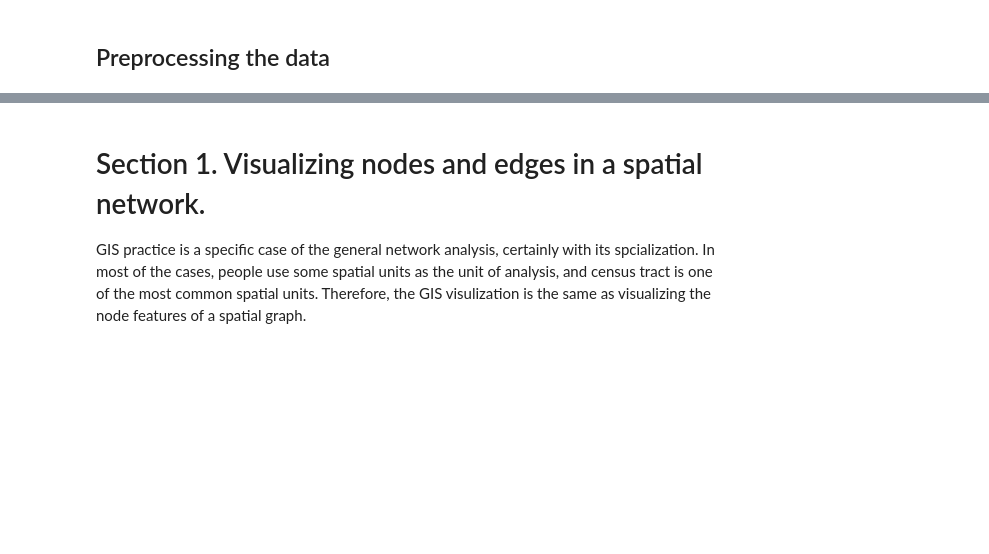
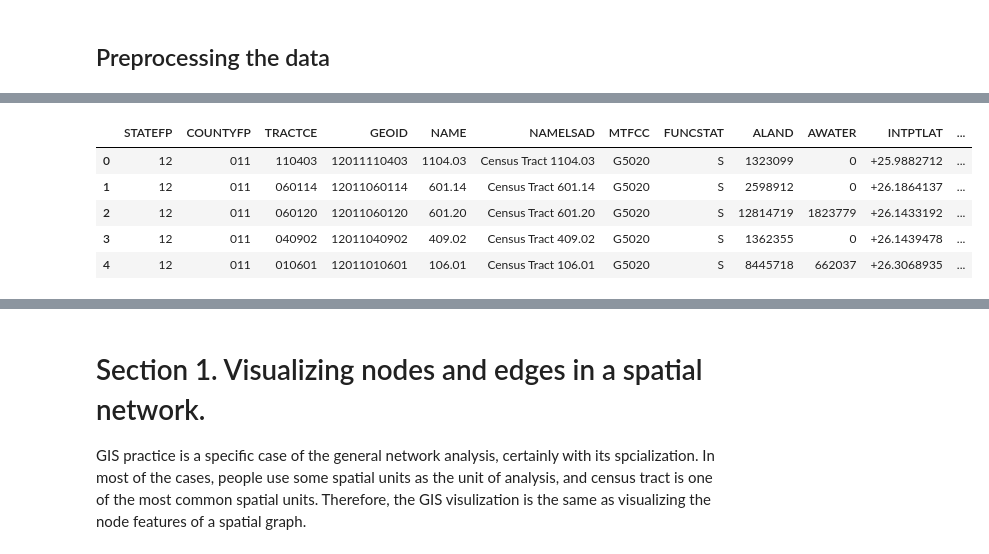
Before and after one commit to zhengrongfei/UF_RESEARCH, a Jupyter notebook: script examples/GeoPandas.ipynb, the cells around one changed output, grey strips where cells are left out. Saved outputs shown, nothing was run; the diff lists cells and outputs as text; code cells hidden in the pictures; blank space fills up the shorter version.

```diff
--- a/script examples/GeoPandas.ipynb
+++ b/script examples/GeoPandas.ipynb
@@ -83,3 +147,15 @@ df_shp['geometry']
+# %%
+# With the current approach, I will fill in ZEROS into the NaN values.
+# However, it is NOT necessarily the best approach.
+df_shp = df_shp.head(5)
+df_shp
+# %% [output]
+|  | STATEFP | COUNTYFP | TRACTCE | GEOID | NAME | NAMELSAD | MTFCC | FUNCSTAT | ALAND | AWATER | INTPTLAT | ... |
+| 0 | 12 | 011 | 110403 | 12011110403 | 1104.03 | Census Tract 1104.03 | G5020 | S | 1323099 | 0 | +25.9882712 | ... |
+| 1 | 12 | 011 | 060114 | 12011060114 | 601.14 | Census Tract 601.14 | G5020 | S | 2598912 | 0 | +26.1864137 | ... |
+| 2 | 12 | 011 | 060120 | 12011060120 | 601.20 | Census Tract 601.20 | G5020 | S | 12814719 | 1823779 | +26.1433192 | ... |
+| 3 | 12 | 011 | 040902 | 12011040902 | 409.02 | Census Tract 409.02 | G5020 | S | 1362355 | 0 | +26.1439478 | ... |
+| 4 | 12 | 011 | 010601 | 12011010601 | 106.01 | Census Tract 106.01 | G5020 | S | 8445718 | 662037 | +26.3068935 | ... |
 # %%
 import pandas as pd
 import numpy as np
```
Also changed, not shown: parts of 24 cells of this notebook, 15 other files.
